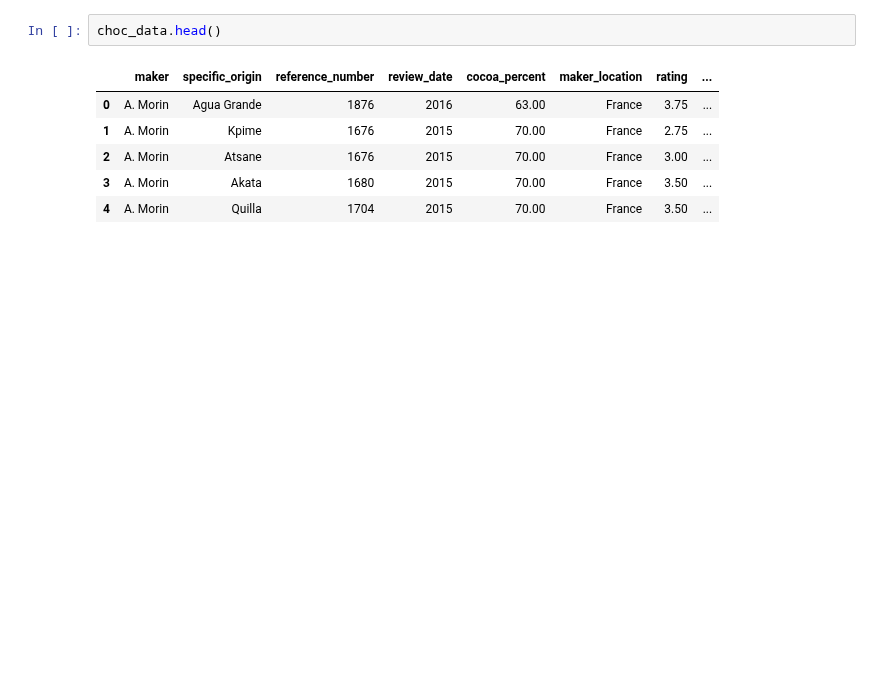
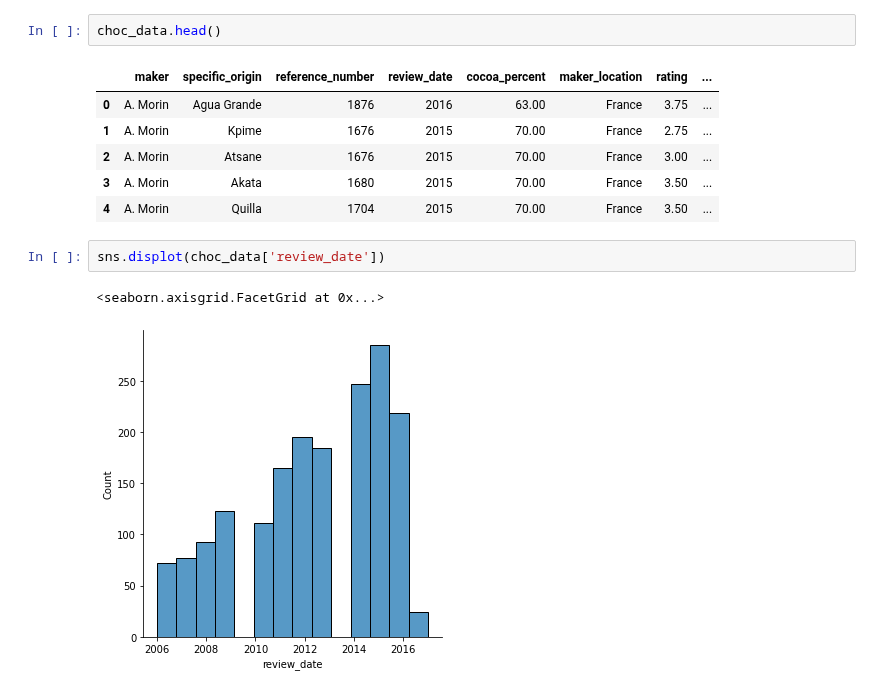
Before and after one commit to fasthill/google-ML-crash-course, a Jupyter notebook: 9. Manual Similarity with Chocolates.ipynb, the cells around one changed output. Cells and saved outputs as stored; diff of their text form; blank space fills up the shorter version.

```diff
--- a/9. Manual Similarity with Chocolates.ipynb
+++ b/9. Manual Similarity with Chocolates.ipynb
@@ -157,3 +157,8 @@ choc_data.head()
 | 2 | A. Morin | Atsane | 1676 | 2015 | 70.00 | France | 3.00 | ... |
 | 3 | A. Morin | Akata | 1680 | 2015 | 70.00 | France | 3.50 | ... |
 | 4 | A. Morin | Quilla | 1704 | 2015 | 70.00 | France | 3.50 | ... |
+# %%
+sns.displot(choc_data['review_date'])
+# %% [output]
+<seaborn.axisgrid.FacetGrid at 0x...>
+[figure, added]
```
Also changed, not shown: parts of 27 cells of this notebook.
